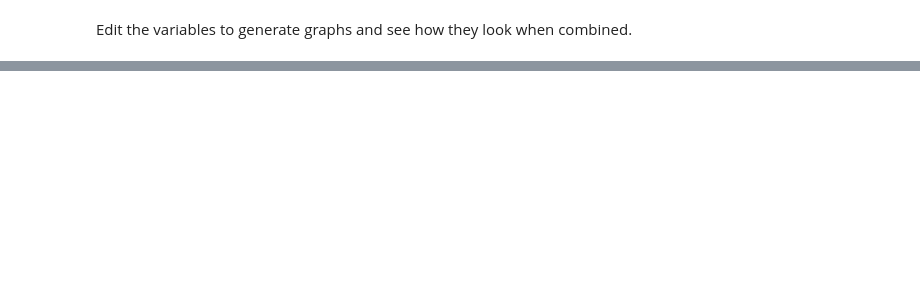
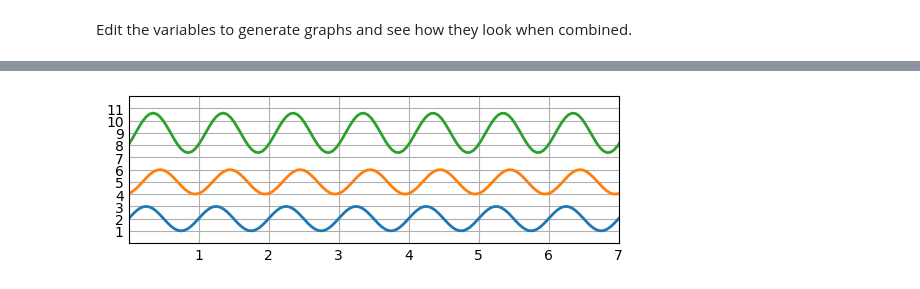
Before and after one commit to JustinZYen/JupyterLabTest1, a Jupyter notebook: Demo_Notebook.ipynb, the cells around one changed output, grey strips where cells are left out. Cells and saved outputs as stored; diff of their text form; code cells hidden in the pictures; blank space fills up the shorter version.

```diff
--- a/Demo_Notebook.ipynb
+++ b/Demo_Notebook.ipynb
@@ -76,3 +76,13 @@ FloatLogSlider(value=1.0, max=2.0, min=-2.0)
 FloatText(value=0.0, description='Offset 2')
 FloatSlider(value=0.2, max=1.0)
 [interactive output not drawn]
+# %%
+amp1 = 1
+wavelength1 = 1
+offset1 = 0;
+amp2 = 1
+wavelength2 = 1
+offset2 = 0.2
+graphFunctions(amp1,wavelength1,offset1,amp2,wavelength2,offset2)
+# %% [output]
+[figure, added]
```
